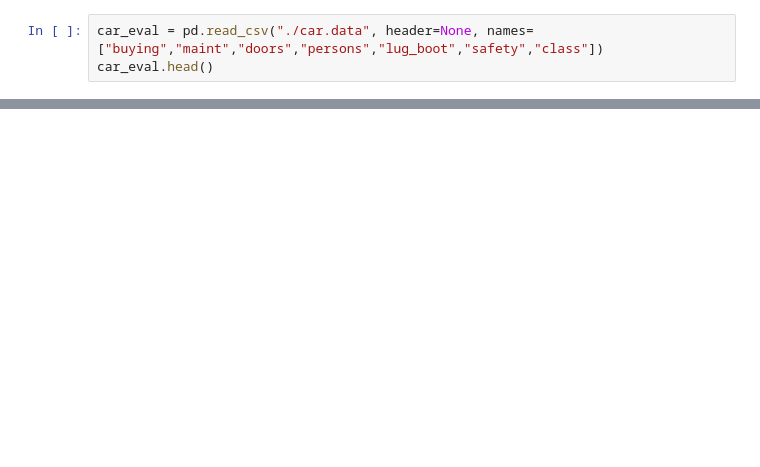
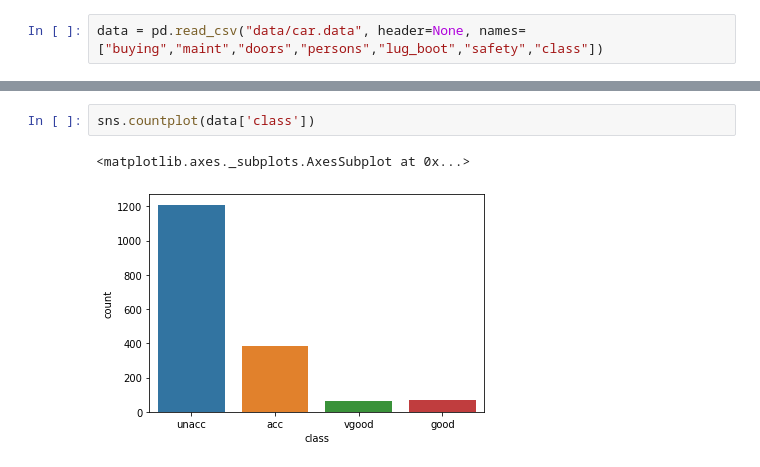
Before and after one commit to rvirjn/ML_GROUP020, a Jupyter notebook: car.ipynb, the cells around one changed output, grey strips where cells are left out. Saved outputs shown, nothing was run; the diff lists cells and outputs as text; blank space fills up the shorter version.

```diff
--- a/car.ipynb
+++ b/car.ipynb
@@ -13,3 +14,2 @@ from nltk.corpus import stopwords
 # %%
-car_eval = pd.read_csv("./car.data", header=None, names=["buying","maint","doors","persons","lug_boot","safety","class"])
-car_eval.head()
+data = pd.read_csv("data/car.data", header=None, names=["buying","maint","doors","persons","lug_boot","safety","class"])
@@ -22,0 +49,5 @@ car_eval.head()
+# %%
+sns.countplot(data['class'])
+# %% [output]
+<matplotlib.axes._subplots.AxesSubplot at 0x...>
+[figure, added]
```
Also changed, not shown: parts of 18 cells of this notebook.
